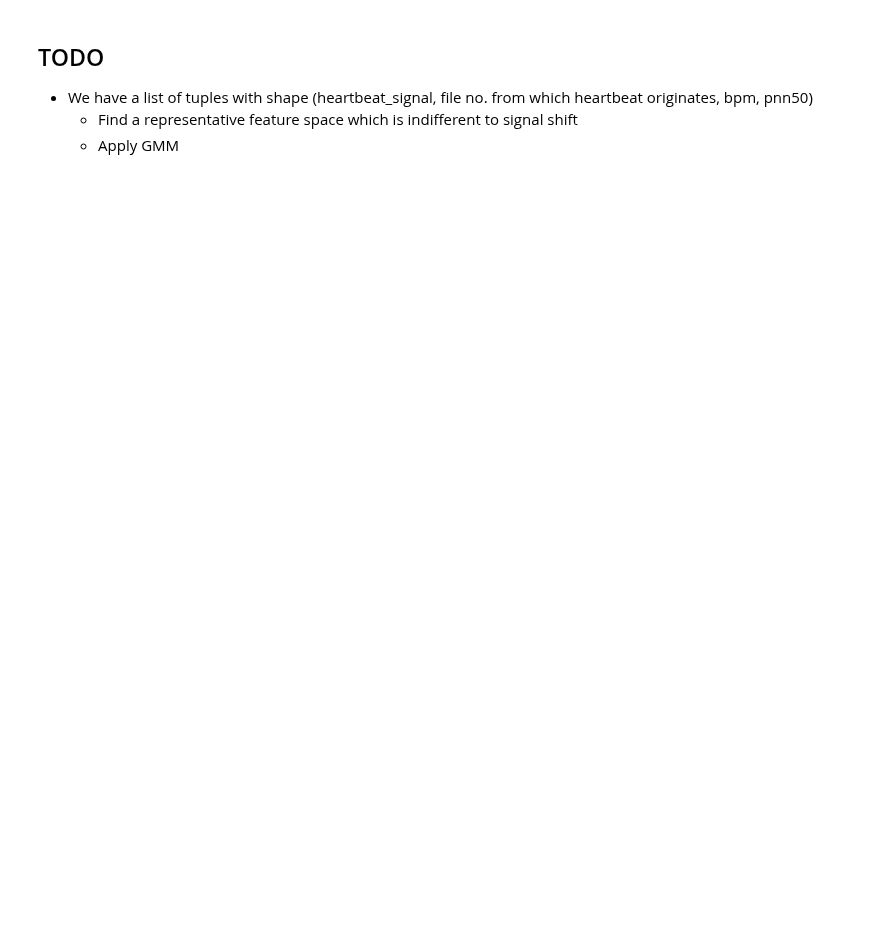
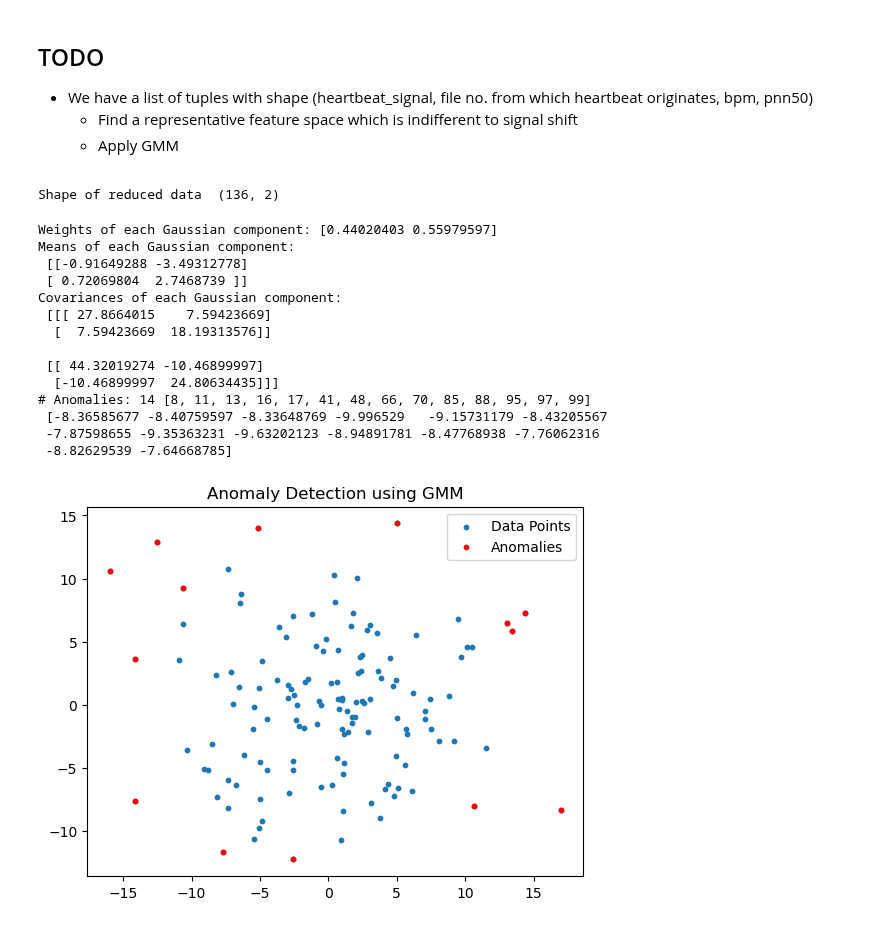
Before and after one commit to PplaysMine/unsupervisedLearning, a Jupyter notebook: fetalheartbeat/fetalheartbeat.ipynb, the cells around one changed output. Drawn from its saved outputs; the diff is of its cells as text; code cells hidden in the pictures; blank space fills up the shorter version.

Commit message:
Added GMM; filter & standardize data before PCA

```diff
--- a/fetalheartbeat/fetalheartbeat.ipynb
+++ b/fetalheartbeat/fetalheartbeat.ipynb
@@ -75,6 +75,7 @@ fetus = []
 fetusBpmMin = 110
 
 for hb in heartbeatsWithBpm:
+    if hb[2] == None: continue
     if hb[2] >= fetusBpmMin: fetus.append(hb[0])
     elif hb[2] < fetusBpmMin: mother.append(hb[0])
 # %% [markdown]
@@ -88,0 +111,55 @@ for hb in heartbeatsWithBpm:
+# %%
+from sklearn.decomposition import PCA
+# Perform PCA keeping only the top 2 principal components
+pca = PCA(n_components=2)
+clusterData_reduced = pca.fit_transform(stdFetusFiltered)
+print('Shape of reduced data ',clusterData_reduced.shape)
+# %% [output]
+Shape of reduced data  (136, 2)
+# %%
+from sklearn.mixture import GaussianMixture
+# Fit the GMM
+gmmData = clusterData_reduced
+gmm = GaussianMixture(n_components=2, covariance_type='full', random_state=42)
+gmm.fit(gmmData)
+weights = gmm.weights_
+print("Weights of each Gaussian component:", weights)
+means = gmm.means_
+print("Means of each Gaussian component:\n", means)
+covariances = gmm.covariances_
+print("Covariances of each Gaussian component:\n", covariances)
+
+# Calculate the probability of each data point
+scores = gmm.score_samples(gmmData)
+
+# Set the threshold for anomalies
+threshold = np.percentile(scores, 10)
+
+# Identify anomalies
+anomalies = gmmData[scores < threshold]
+anomalies_idx = list(np.where(scores < threshold)[0])
+anomalies_scores = scores[anomalies_idx]
+
+print(f'# Anomalies: {len(anomalies)} {anomalies_idx}\n {anomalies_scores}')
+
+plt.scatter(gmmData[:, 0], gmmData[:, 1], s=10, label='Data Points')
+plt.scatter(anomalies[:, 0], anomalies[:, 1], color='r', s=10, label='Anomalies')
+plt.legend()
+plt.title('Anomaly Detection using GMM')
+plt.show()
+# %% [output]
+Weights of each Gaussian component: [0.44020403 0.55979597]
+Means of each Gaussian component:
+ [[-0.91649288 -3.49312778]
+ [ 0.72069804  2.7468739 ]]
+Covariances of each Gaussian component:
+ [[[ 27.8664015    7.59423669]
+  [  7.59423669  18.19313576]]
+
+ [[ 44.32019274 -10.46899997]
+  [-10.46899997  24.80634435]]]
+# Anomalies: 14 [8, 11, 13, 16, 17, 41, 48, 66, 70, 85, 88, 95, 97, 99]
+ [-8.36585677 -8.40759597 -8.33648769 -9.996529   -9.15731179 -8.43205567
+ -7.87598655 -9.35363231 -9.63202123 -8.94891781 -8.47768938 -7.76062316
+ -8.82629539 -7.64668785]
+[figure, added]
```
Also changed, not shown: parts of 2 cells of this notebook.
